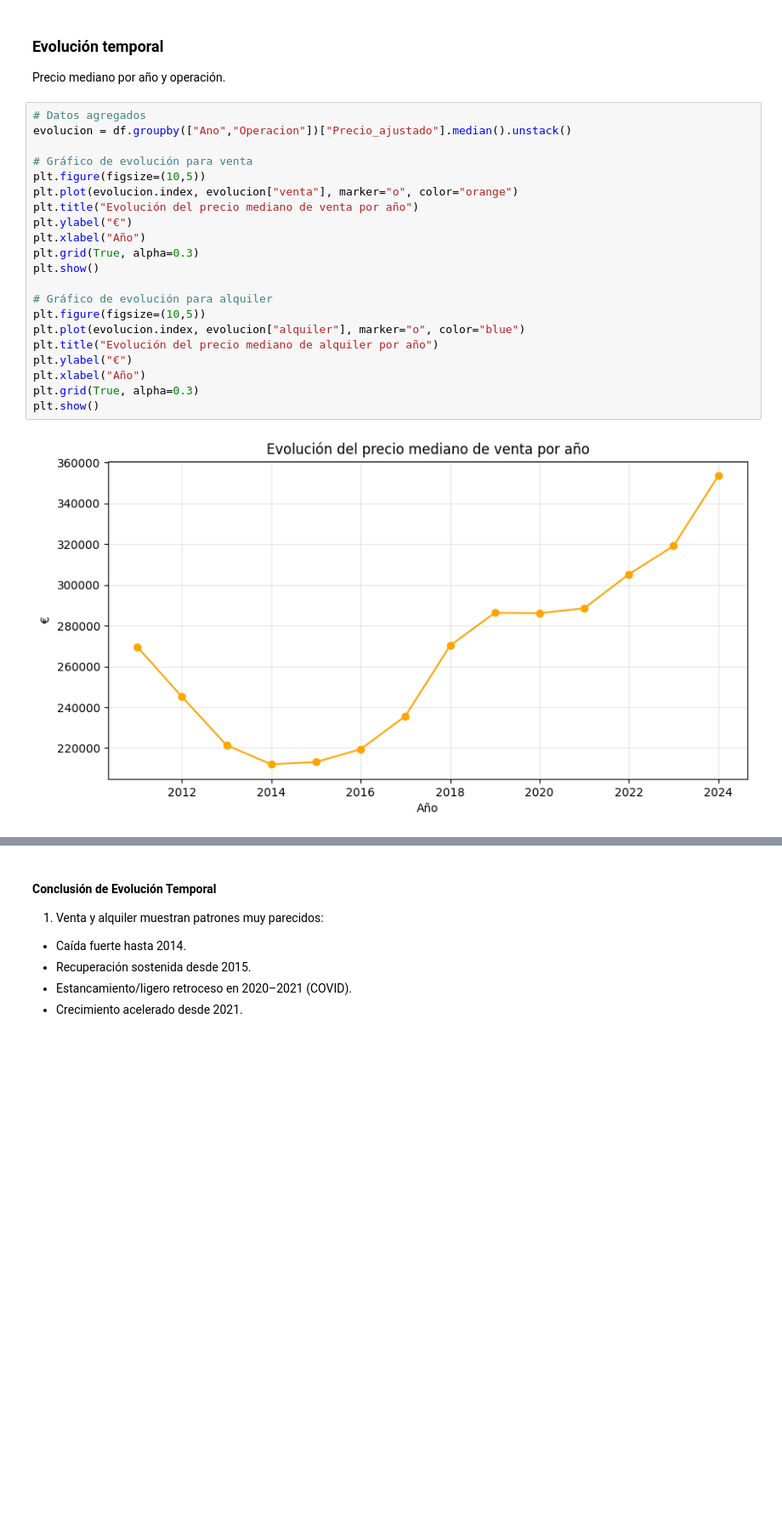
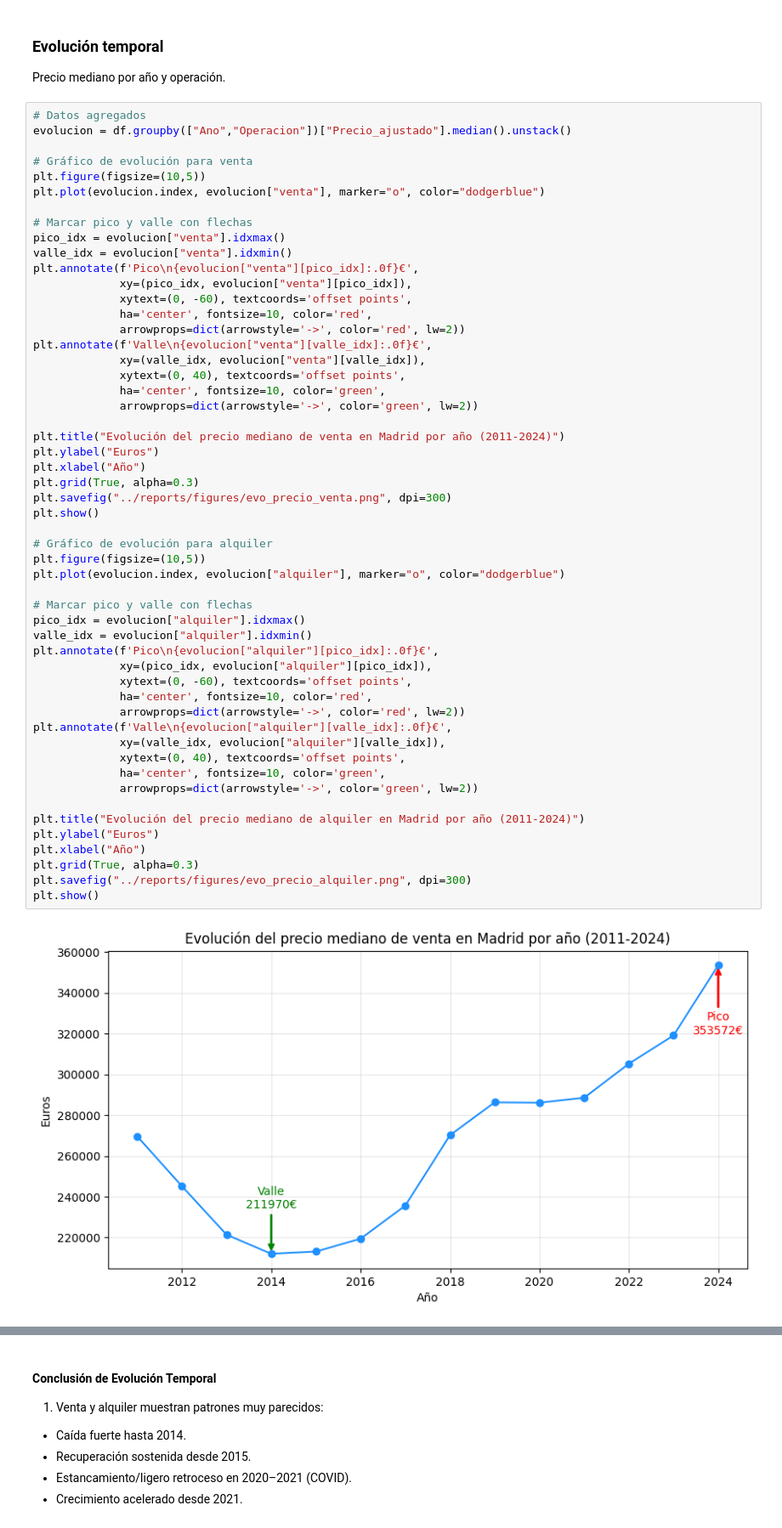
Before and after one commit to JorgeGM8/TFM_Data_Science, a Jupyter notebook: notebooks/EDA_viviendas_2011_2024.ipynb, the cells around one changed output, grey strips where cells are left out. Shown at 85% size. Saved outputs shown, nothing was run; the diff lists cells and outputs as text; blank space fills up the shorter version.

```diff
--- a/notebooks/EDA_viviendas_2011_2024.ipynb
+++ b/notebooks/EDA_viviendas_2011_2024.ipynb
@@ -517,23 +538,55 @@ Precio mediano por año y operación.
 # %%
 # Datos agregados
 evolucion = df.groupby(["Ano","Operacion"])["Precio_ajustado"].median().unstack()
 
 # Gráfico de evolución para venta
 plt.figure(figsize=(10,5))
-plt.plot(evolucion.index, evolucion["venta"], marker="o", color="orange")
-plt.title("Evolución del precio mediano de venta por año")
-plt.ylabel("€")
+plt.plot(evolucion.index, evolucion["venta"], marker="o", color="dodgerblue")
+
+# Marcar pico y valle con flechas
+pico_idx = evolucion["venta"].idxmax()
+valle_idx = evolucion["venta"].idxmin()
+plt.annotate(f'Pico\n{evolucion["venta"][pico_idx]:.0f}€',
+             xy=(pico_idx, evolucion["venta"][pico_idx]),
+             xytext=(0, -60), textcoords='offset points',
+             ha='center', fontsize=10, color='red',
+             arrowprops=dict(arrowstyle='->', color='red', lw=2))
+plt.annotate(f'Valle\n{evolucion["venta"][valle_idx]:.0f}€',
+             xy=(valle_idx, evolucion["venta"][valle_idx]),
+             xytext=(0, 40), textcoords='offset points',
+             ha='center', fontsize=10, color='green',
+             arrowprops=dict(arrowstyle='->', color='green', lw=2))
+
+plt.title("Evolución del precio mediano de venta en Madrid por año (2011-2024)")
+plt.ylabel("Euros")
 plt.xlabel("Año")
 plt.grid(True, alpha=0.3)
+plt.savefig("../reports/figures/evo_precio_venta.png", dpi=300)
 plt.show()
 
 # Gráfico de evolución para alquiler
 plt.figure(figsize=(10,5))
-plt.plot(evolucion.index, evolucion["alquiler"], marker="o", color="blue")
-plt.title("Evolución del precio mediano de alquiler por año")
-plt.ylabel("€")
+plt.plot(evolucion.index, evolucion["alquiler"], marker="o", color="dodgerblue")
+
+# Marcar pico y valle con flechas
+pico_idx = evolucion["alquiler"].idxmax()
+valle_idx = evolucion["alquiler"].idxmin()
+plt.annotate(f'Pico\n{evolucion["alquiler"][pico_idx]:.0f}€',
+             xy=(pico_idx, evolucion["alquiler"][pico_idx]),
+             xytext=(0, -60), textcoords='offset points',
+             ha='center', fontsize=10, color='red',
+             arrowprops=dict(arrowstyle='->', color='red', lw=2))
+plt.annotate(f'Valle\n{evolucion["alquiler"][valle_idx]:.0f}€',
+             xy=(valle_idx, evolucion["alquiler"][valle_idx]),
+             xytext=(0, 40), textcoords='offset points',
+             ha='center', fontsize=10, color='green',
+             arrowprops=dict(arrowstyle='->', color='green', lw=2))
+
+plt.title("Evolución del precio mediano de alquiler en Madrid por año (2011-2024)")
+plt.ylabel("Euros")
 plt.xlabel("Año")
 plt.grid(True, alpha=0.3)
+plt.savefig("../reports/figures/evo_precio_alquiler.png", dpi=300)
 plt.show()
 # %% [output]
-[figure, old version]
+[figure, new version]
```
Also changed, not shown: parts of 11 cells of this notebook, 11 other files.
